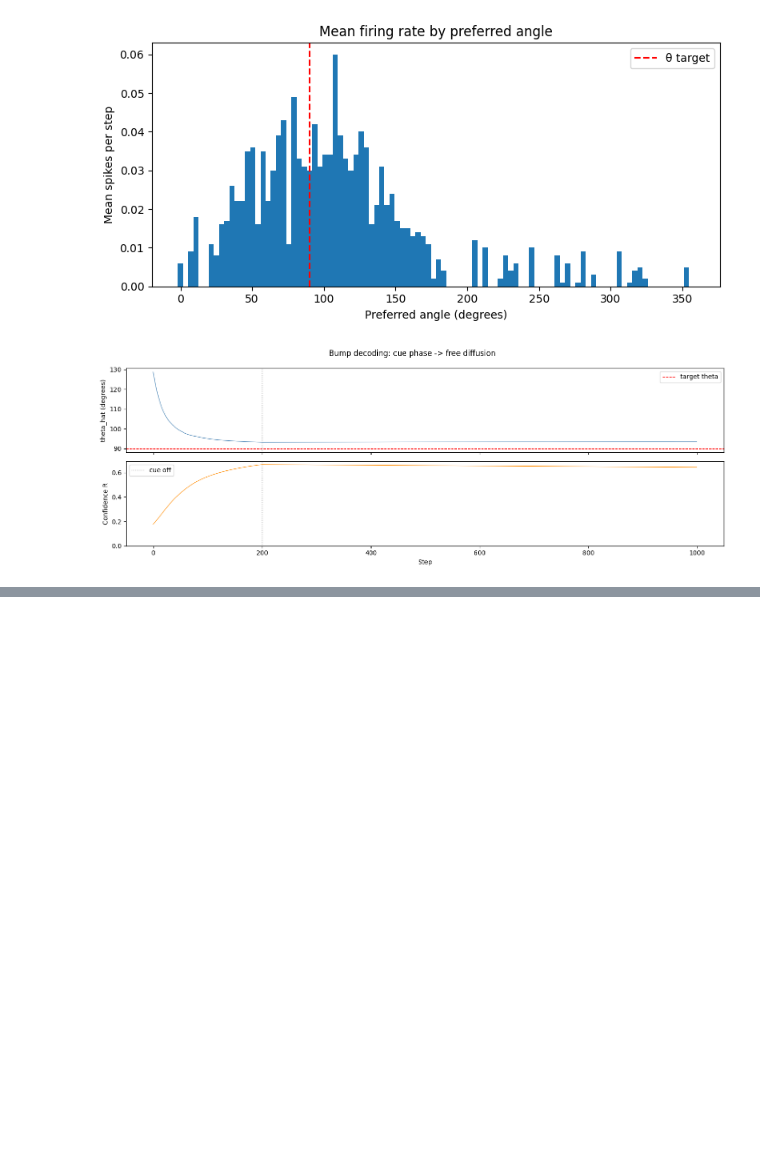
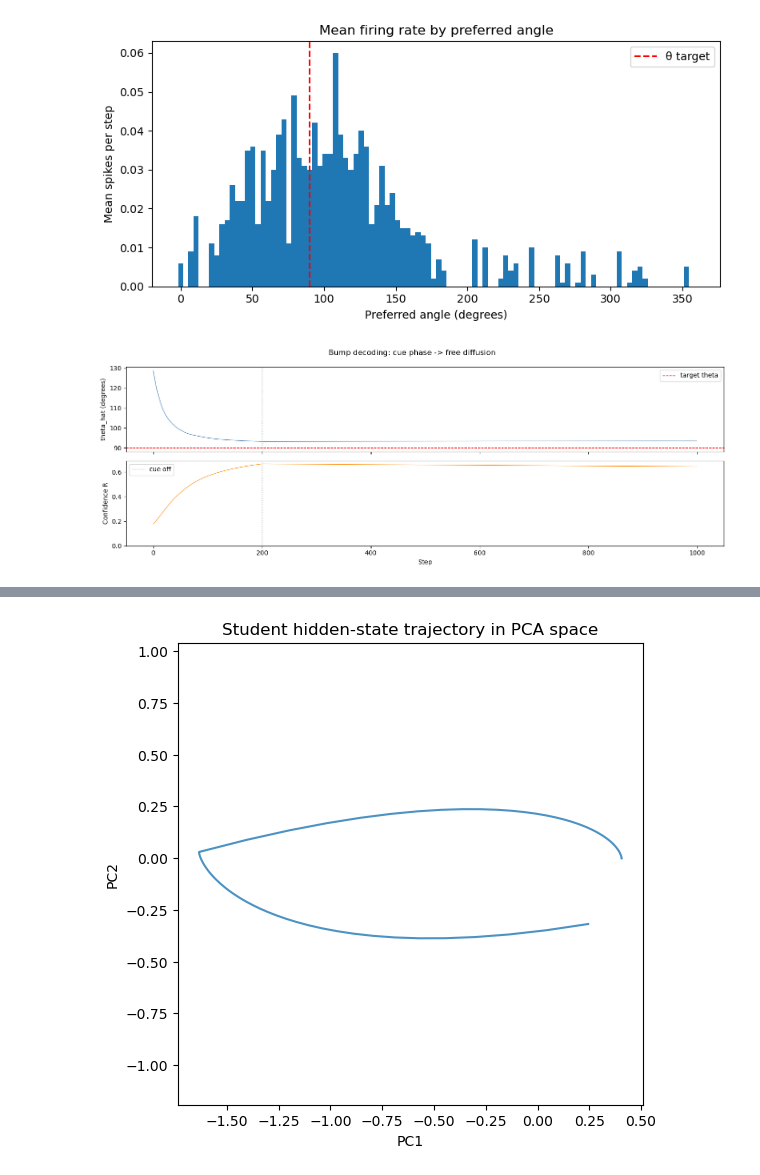
Before and after one commit to yotam180/ring-attractor-project, a Jupyter notebook: notebooks/02_spike_collection.ipynb, the cells around one changed output, grey strips where cells are left out. Cells and saved outputs as stored; diff of their text form; code cells hidden in the pictures; blank space fills up the shorter version.

```diff
--- a/notebooks/02_spike_collection.ipynb
+++ b/notebooks/02_spike_collection.ipynb
@@ -278,0 +476,12 @@ NameError: name 'T_BIN' is not defined
+# %%
+import matplotlib.pyplot as plt
+
+plt.figure(figsize=(6, 6))
+plt.plot(h_pca[:, 0], h_pca[:, 1], alpha=0.8)
+plt.xlabel("PC1")
+plt.ylabel("PC2")
+plt.title("Student hidden-state trajectory in PCA space")
+plt.axis("equal")
+plt.show()
+# %% [output]
+[figure, added]
```
Also changed, not shown: parts of 21 cells of this notebook.
